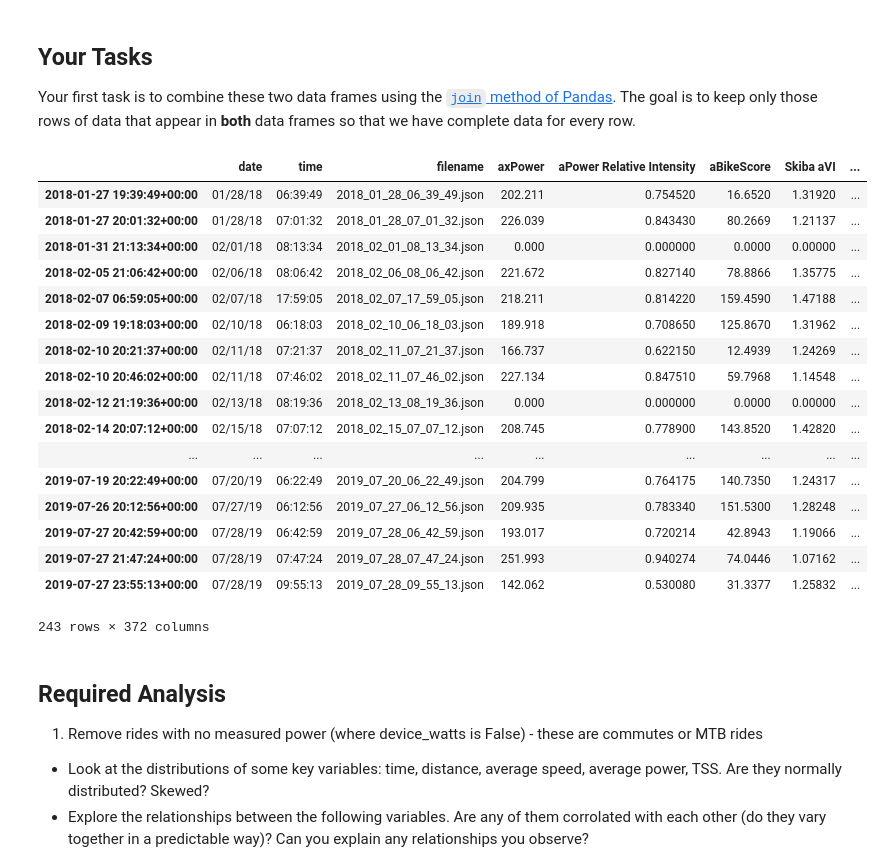
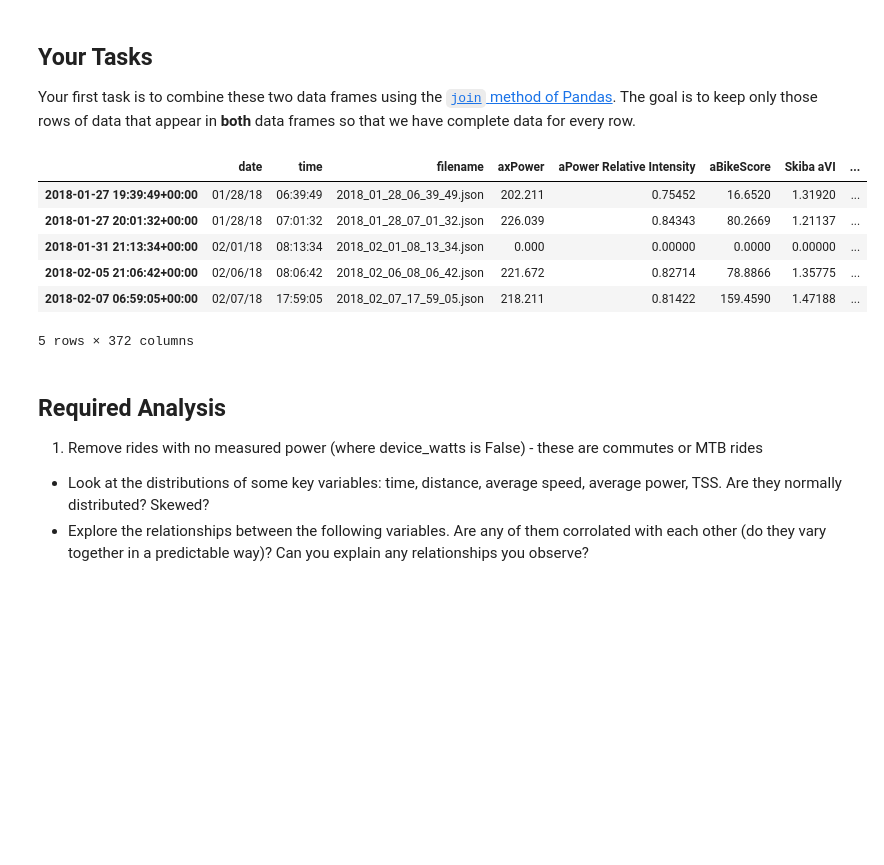
Before and after one commit to garyliu427/portfolio-2019-garyliu427, a Jupyter notebook: Portfolio 1.ipynb, the cells around one changed output. Drawn from its saved outputs; the diff is of its cells as text; code cells hidden in the pictures; blank space fills up the shorter version.

```diff
--- a/Portfolio 1.ipynb
+++ b/Portfolio 1.ipynb
@@ -89,26 +89,15 @@ Your first task is to combine these two data frames using the [`join` method of
 that appear in __both__ data frames so that we have complete data for every row.
 # %%
 result = cheetah.join(strava, how='inner')
-result
+result.head()
 # %% [output]
 |  | date | time | filename | axPower | aPower Relative Intensity | aBikeScore | Skiba aVI | ... |
-| 2018-01-27 19:39:49+00:00 | 01/28/18 | 06:39:49 | 2018_01_28_06_39_49.json | 202.211 | 0.754520 | 16.6520 | 1.31920 | ... |
-| 2018-01-27 20:01:32+00:00 | 01/28/18 | 07:01:32 | 2018_01_28_07_01_32.json | 226.039 | 0.843430 | 80.2669 | 1.21137 | ... |
-| 2018-01-31 21:13:34+00:00 | 02/01/18 | 08:13:34 | 2018_02_01_08_13_34.json | 0.000 | 0.000000 | 0.0000 | 0.00000 | ... |
-| 2018-02-05 21:06:42+00:00 | 02/06/18 | 08:06:42 | 2018_02_06_08_06_42.json | 221.672 | 0.827140 | 78.8866 | 1.35775 | ... |
-| 2018-02-07 06:59:05+00:00 | 02/07/18 | 17:59:05 | 2018_02_07_17_59_05.json | 218.211 | 0.814220 | 159.4590 | 1.47188 | ... |
-| 2018-02-09 19:18:03+00:00 | 02/10/18 | 06:18:03 | 2018_02_10_06_18_03.json | 189.918 | 0.708650 | 125.8670 | 1.31962 | ... |
-| 2018-02-10 20:21:37+00:00 | 02/11/18 | 07:21:37 | 2018_02_11_07_21_37.json | 166.737 | 0.622150 | 12.4939 | 1.24269 | ... |
-| 2018-02-10 20:46:02+00:00 | 02/11/18 | 07:46:02 | 2018_02_11_07_46_02.json | 227.134 | 0.847510 | 59.7968 | 1.14548 | ... |
-| 2018-02-12 21:19:36+00:00 | 02/13/18 | 08:19:36 | 2018_02_13_08_19_36.json | 0.000 | 0.000000 | 0.0000 | 0.00000 | ... |
-| 2018-02-14 20:07:12+00:00 | 02/15/18 | 07:07:12 | 2018_02_15_07_07_12.json | 208.745 | 0.778900 | 143.8520 | 1.42820 | ... |
-| ... | ... | ... | ... | ... | ... | ... | ... | ... |
-| 2019-07-19 20:22:49+00:00 | 07/20/19 | 06:22:49 | 2019_07_20_06_22_49.json | 204.799 | 0.764175 | 140.7350 | 1.24317 | ... |
-| 2019-07-26 20:12:56+00:00 | 07/27/19 | 06:12:56 | 2019_07_27_06_12_56.json | 209.935 | 0.783340 | 151.5300 | 1.28248 | ... |
-| 2019-07-27 20:42:59+00:00 | 07/28/19 | 06:42:59 | 2019_07_28_06_42_59.json | 193.017 | 0.720214 | 42.8943 | 1.19066 | ... |
-| 2019-07-27 21:47:24+00:00 | 07/28/19 | 07:47:24 | 2019_07_28_07_47_24.json | 251.993 | 0.940274 | 74.0446 | 1.07162 | ... |
-| 2019-07-27 23:55:13+00:00 | 07/28/19 | 09:55:13 | 2019_07_28_09_55_13.json | 142.062 | 0.530080 | 31.3377 | 1.25832 | ... |
+| 2018-01-27 19:39:49+00:00 | 01/28/18 | 06:39:49 | 2018_01_28_06_39_49.json | 202.211 | 0.75452 | 16.6520 | 1.31920 | ... |
+| 2018-01-27 20:01:32+00:00 | 01/28/18 | 07:01:32 | 2018_01_28_07_01_32.json | 226.039 | 0.84343 | 80.2669 | 1.21137 | ... |
+| 2018-01-31 21:13:34+00:00 | 02/01/18 | 08:13:34 | 2018_02_01_08_13_34.json | 0.000 | 0.00000 | 0.0000 | 0.00000 | ... |
+| 2018-02-05 21:06:42+00:00 | 02/06/18 | 08:06:42 | 2018_02_06_08_06_42.json | 221.672 | 0.82714 | 78.8866 | 1.35775 | ... |
+| 2018-02-07 06:59:05+00:00 | 02/07/18 | 17:59:05 | 2018_02_07_17_59_05.json | 218.211 | 0.81422 | 159.4590 | 1.47188 | ... |
-243 rows × 372 columns
+5 rows × 372 columns
 # %% [markdown]
 ## Required Analysis
 
```
Also changed, not shown: parts of 3 cells of this notebook.
